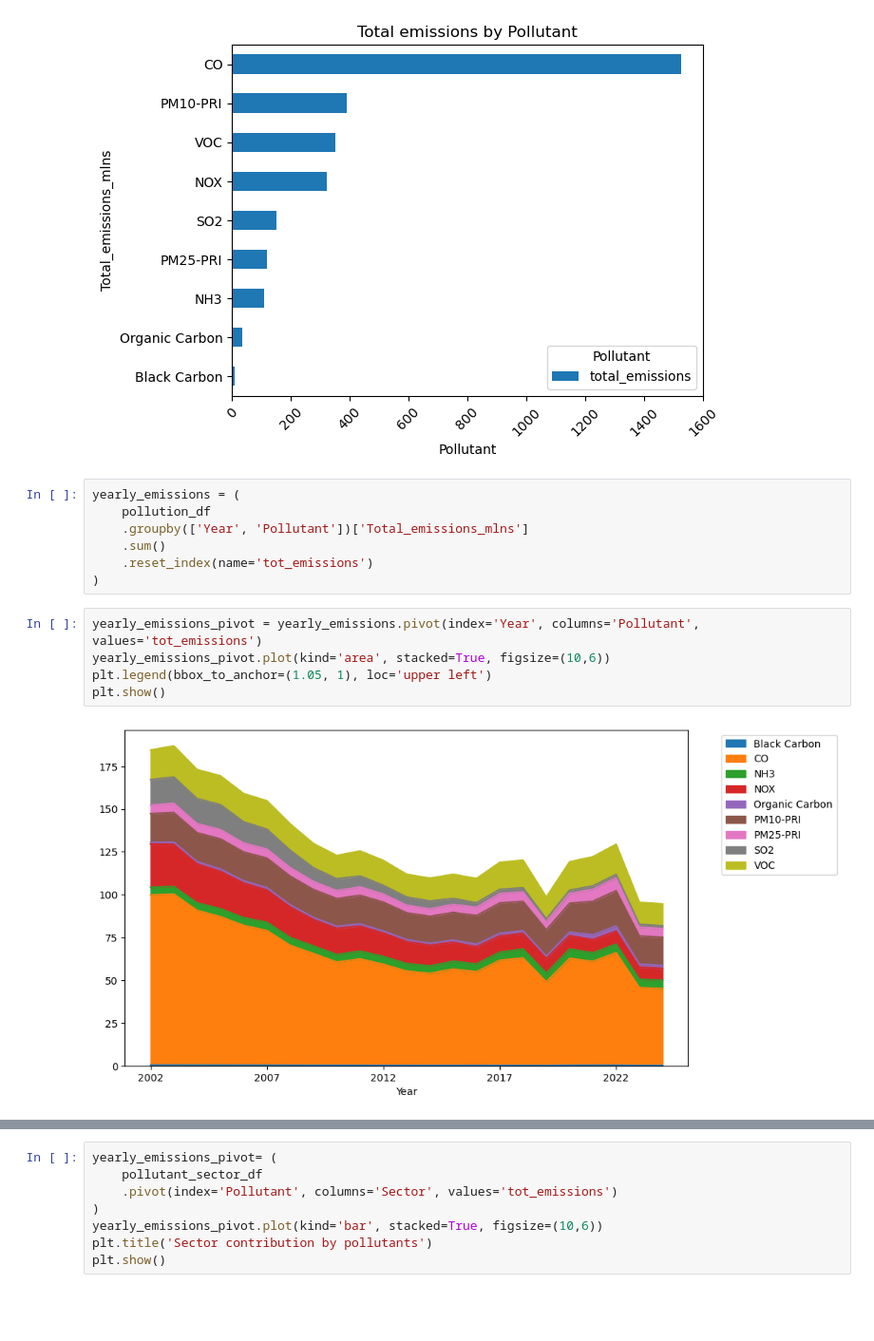
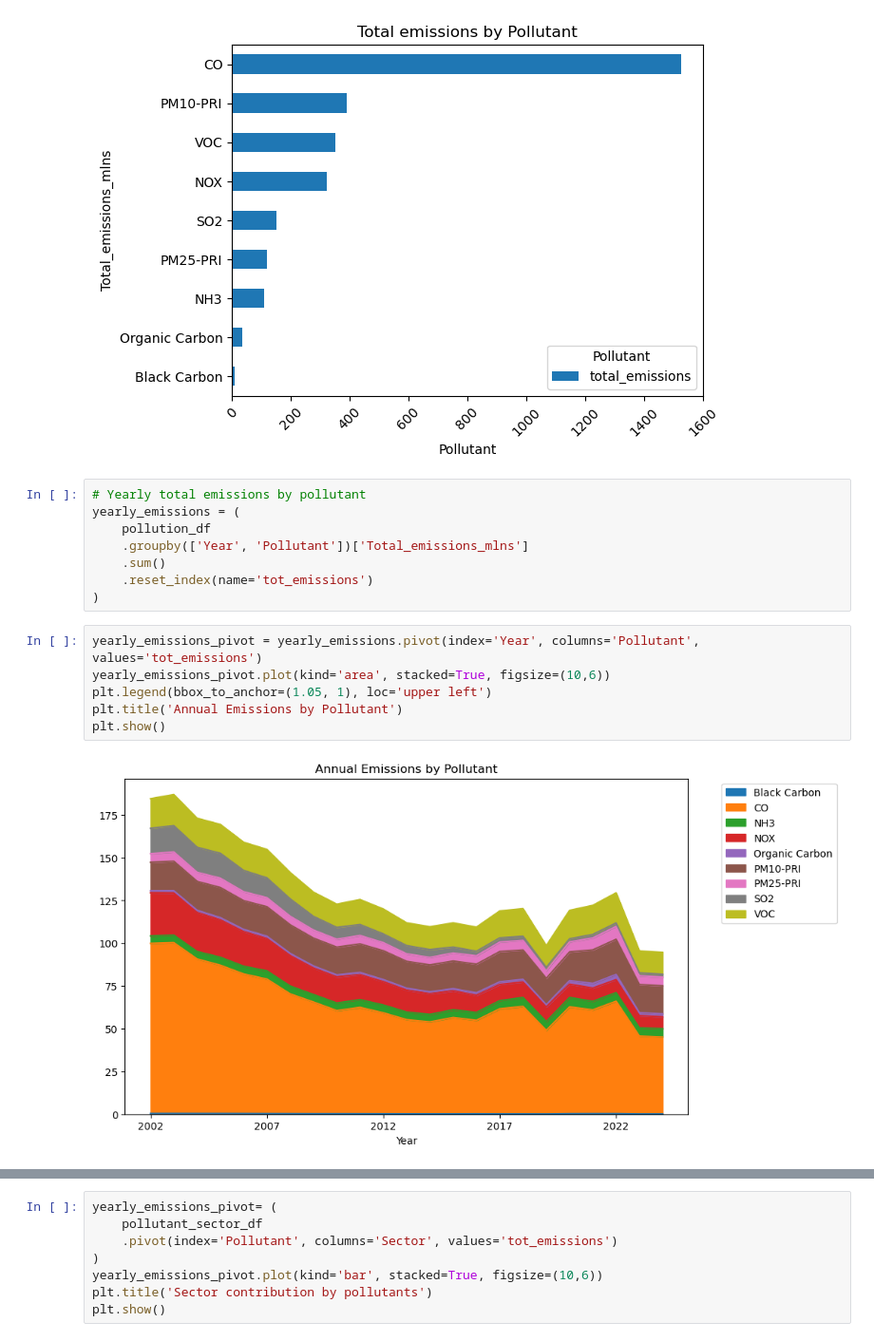
Before and after one commit to ShamithaJino/Air-Pollution-Analysis, a Jupyter notebook: notebook/sector_state_emission_analysis.ipynb, the cells around one changed output, grey strips where cells are left out. Shown at 95% size. Drawn from its saved outputs; the diff is of its cells as text; blank space fills up the shorter version.

```diff
--- a/notebook/sector_state_emission_analysis.ipynb
+++ b/notebook/sector_state_emission_analysis.ipynb
@@ -342,6 +393,7 @@ plt.show()
 # %% [output]
 [figure]
 # %%
+# Yearly total emissions by pollutant
 yearly_emissions = (
     pollution_df
     .groupby(['Year', 'Pollutant'])['Total_emissions_mlns']
@@ -351,8 +403,9 @@ yearly_emissions = (
 # %%
 yearly_emissions_pivot = yearly_emissions.pivot(index='Year', columns='Pollutant', values='tot_emissions')
 yearly_emissions_pivot.plot(kind='area', stacked=True, figsize=(10,6))
 plt.legend(bbox_to_anchor=(1.05, 1), loc='upper left')
+plt.title('Annual Emissions by Pollutant')
 plt.show()
 # %% [output]
-[figure, old version]
+[figure, new version]
 # %%
```
Also changed, not shown: parts of 19 cells of this notebook, 1 other file.
